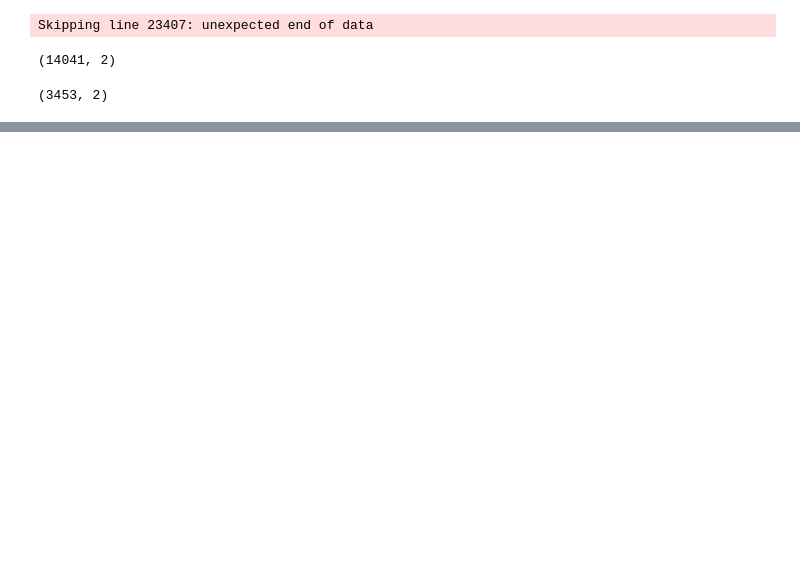
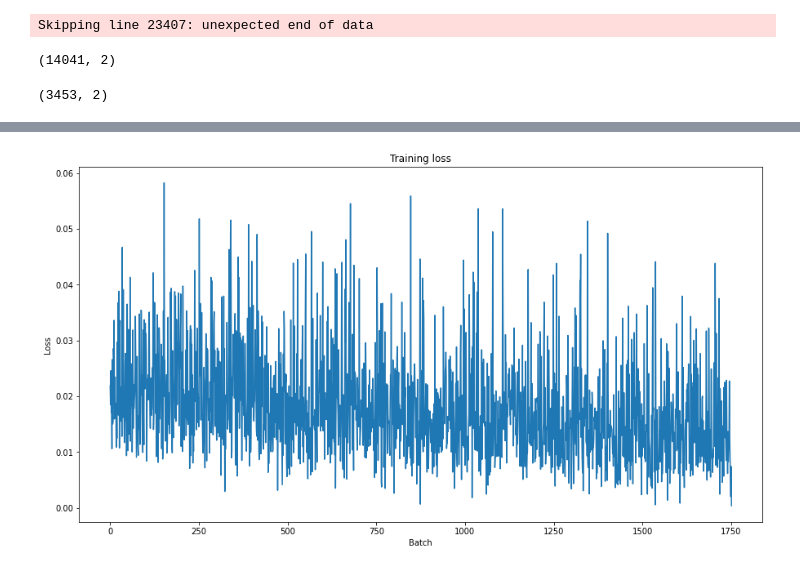
Before and after one commit to practical-nlp/practical-nlp-code, a Jupyter notebook: Ch5/BERT_CONLL_NER.ipynb, the cells around one changed output, grey strips where cells are left out. Drawn from its saved outputs; the diff is of its cells as text; code cells hidden in the pictures; blank space fills up the shorter version.

```diff
--- a/Ch5/BERT_CONLL_NER.ipynb
+++ b/Ch5/BERT_CONLL_NER.ipynb
@@ -181,15 +228,0 @@ labels = all_labels
-# %%
-#setting up pytorch to use GPU
-device = torch.device("cuda" if torch.cuda.is_available() else "cpu")
-n_gpu = torch.cuda.device_count()
-
-#prescribed configurations that we need to fix for BERT.
-MAX_LEN = 75
-bs = 32
-
-#BERT's implementation comes with a pretained tokenizer and a defined vocabulary
-tokenizer = BertTokenizer.from_pretrained('bert-base-uncased', do_lower_case=True)
-
-#tokenizing the text
-tokenized_texts = [[tokenizer.tokenize(sent) for sent in i] for i in sentences]
-print(tokenized_texts[0])
@@ -198,9 +228,0 @@ print(tokenized_texts[0])
-# %%
-#flattening the list inside
-c=0
-for i in tokenized_texts:
-  res=[]
-  for j in i:
-    res += j
-  tokenized_texts[c] = res
-  c +=1
@@ -233,7 +252,7 @@ attention_masks = [[float(i>0) for i in ii] for ii in input_ids]
 # %%
-#split the dataset to use 10% to validate the model.
+#split the dataset to use 20% to validate the model.
 tr_inputs, val_inputs, tr_tags, val_tags = train_test_split(input_ids, tags,
-                                                            random_state=2018, test_size=0.1)
+                                                            random_state=2020, test_size=0.2)
 tr_masks, val_masks, _, _ = train_test_split(attention_masks, input_ids,
-                                             random_state=2018, test_size=0.1)
+                                             random_state=2020, test_size=0.2)
 # %%
@@ -287,12 +320,12 @@ def flat_accuracy(preds, labels):
     labels_flat = labels.flatten()
     return np.sum(pred_flat == labels_flat) / len(labels_flat)
 # %%
-#Add the epoch number. The paper recomends 3-4
-#Link to the paper https://arxiv.org/abs/1810.04805
-epochs = 5
+#Add the epoch number. The bert paper recomends 3-4
+epochs = 4
 max_grad_norm = 1.0
 device = torch.device("cuda" if torch.cuda.is_available() else "cpu")
 n_gpu = torch.cuda.device_count()
+train_loss_set=[]
 for _ in trange(epochs, desc="Epoch"):
     # TRAIN loop
     model.train()
@@ -305,6 +338,7 @@ for _ in trange(epochs, desc="Epoch"):
         # forward pass
         loss = model(b_input_ids, token_type_ids=None,
                      attention_mask=b_input_mask, labels=b_labels)
+        train_loss_set.append(loss)
         # backward pass
         loss.backward()
         # track train loss
@@ -374,3 +404,13 @@ F1-Score: 0.7988942639944714
+# %%
+import matplotlib.pyplot as plt
+plt.figure(figsize=(15,8))
+plt.title("Training loss")
+plt.xlabel("Batch")
+plt.ylabel("Loss")
+plt.plot(train_loss_set)
+plt.show()
+# %% [output]
+[figure, added]
 # %%
 #Evaluate the model
 model.eval()
```
Also changed, not shown: parts of 32 cells of this notebook, 1 other file.
